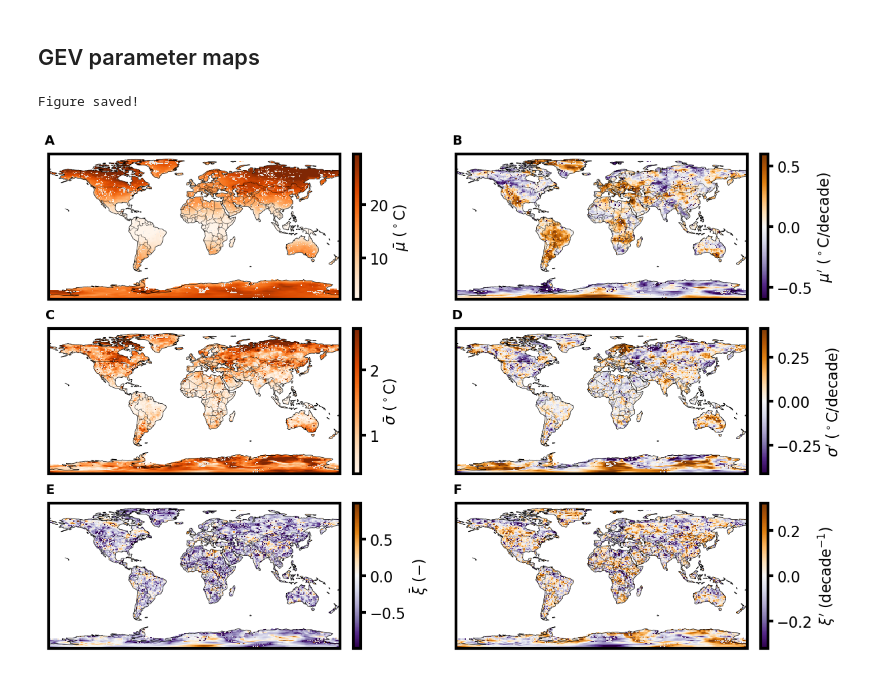
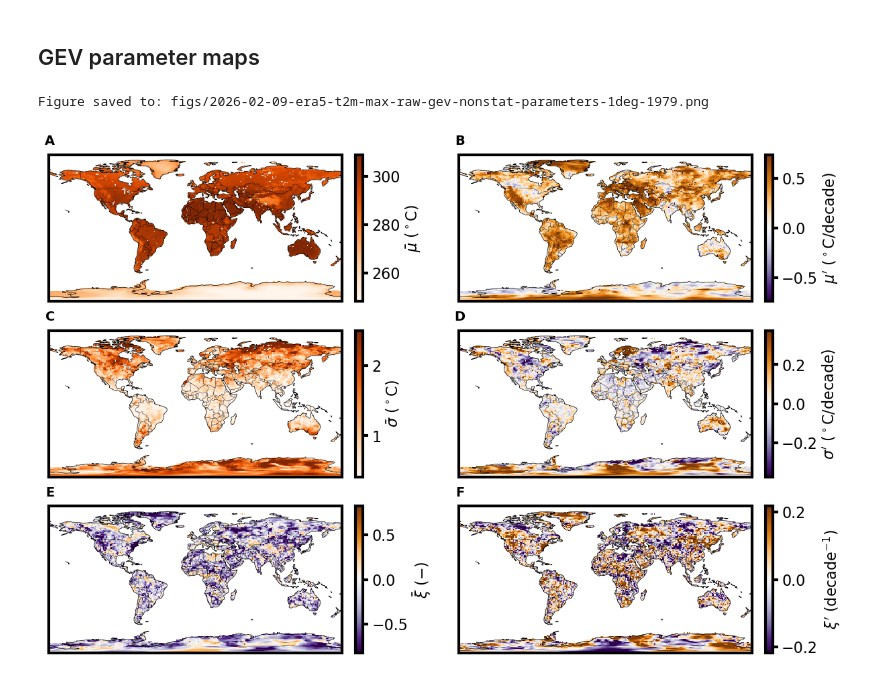
Before and after one commit to adam-bauer-34/gev-heat-waves, a Jupyter notebook: viz_nonstat_era5_gev_analysis.ipynb, the cells around one changed output. Drawn from its saved outputs; the diff is of its cells as text; code cells hidden in the pictures.

Commit message:
refac(viz): fix figure filename saving

```diff
--- a/viz_nonstat_era5_gev_analysis.ipynb
+++ b/viz_nonstat_era5_gev_analysis.ipynb
@@ -123,16 +123,19 @@ def plot_nonstat_gev_parameters(ds, anom_type, vars, suptitle=None, save_fig=Tru
     fig.subplots_adjust(left=0.05, right=0.85, top=0.55, bottom=0.02)
 
     if save_figs:
-        plt.savefig(make_figure_filename(*filename_args), dpi=300, bbox_inches="tight")
-        print('Figure saved!')
+        fname = make_figure_filename(*filename_args)
+        plt.savefig(fname, dpi=300, bbox_inches="tight")
+        print(f'Figure saved to: {fname}')
     plt.show()
+# %%
+anom_type = 'raw'
 # %%
-plot_nonstat_gev_parameters(ds_max, anom_type='anom_trend',
+plot_nonstat_gev_parameters(ds_max, anom_type=anom_type,
                             vars=[r'$\bar{\mu}$ ($^\circ$C)', r"$\mu'$ ($^\circ$C/decade)",
                                   r'$\bar{\sigma}$ ($^\circ$C)', r"$\sigma'$ ($^\circ$C/decade)",
                                   r'$\bar{\xi}$ ($-$)', r"$\xi'$ (decade$^{-1}$)"],
-                                    filename_args=['t2m-anom-max-gev-nonstat-parameters-era5', 'png', 'figs'])
+                                    filename_args=[f'era5-t2m-max-{anom_type}-gev-nonstat-parameters-{GRID}-{TMIN}', 'png', 'figs'])
 # %% [output]
-Figure saved!
+Figure saved to: figs/2026-02-09-era5-t2m-max-raw-gev-nonstat-parameters-1deg-1979.png
-[figure, old version]
+[figure, new version]
 # %%
```
Also changed, not shown: parts of 2 cells of this notebook, 1 other file.
